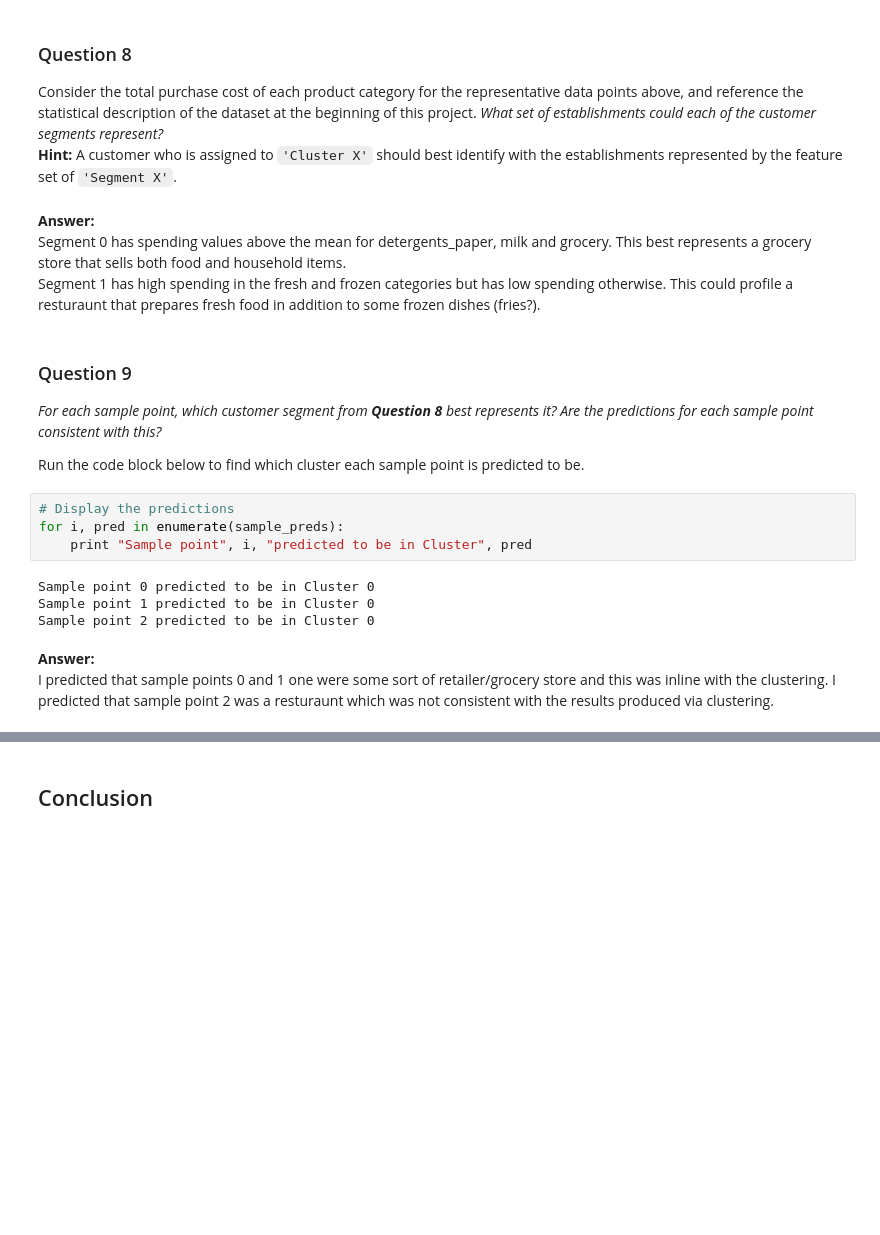
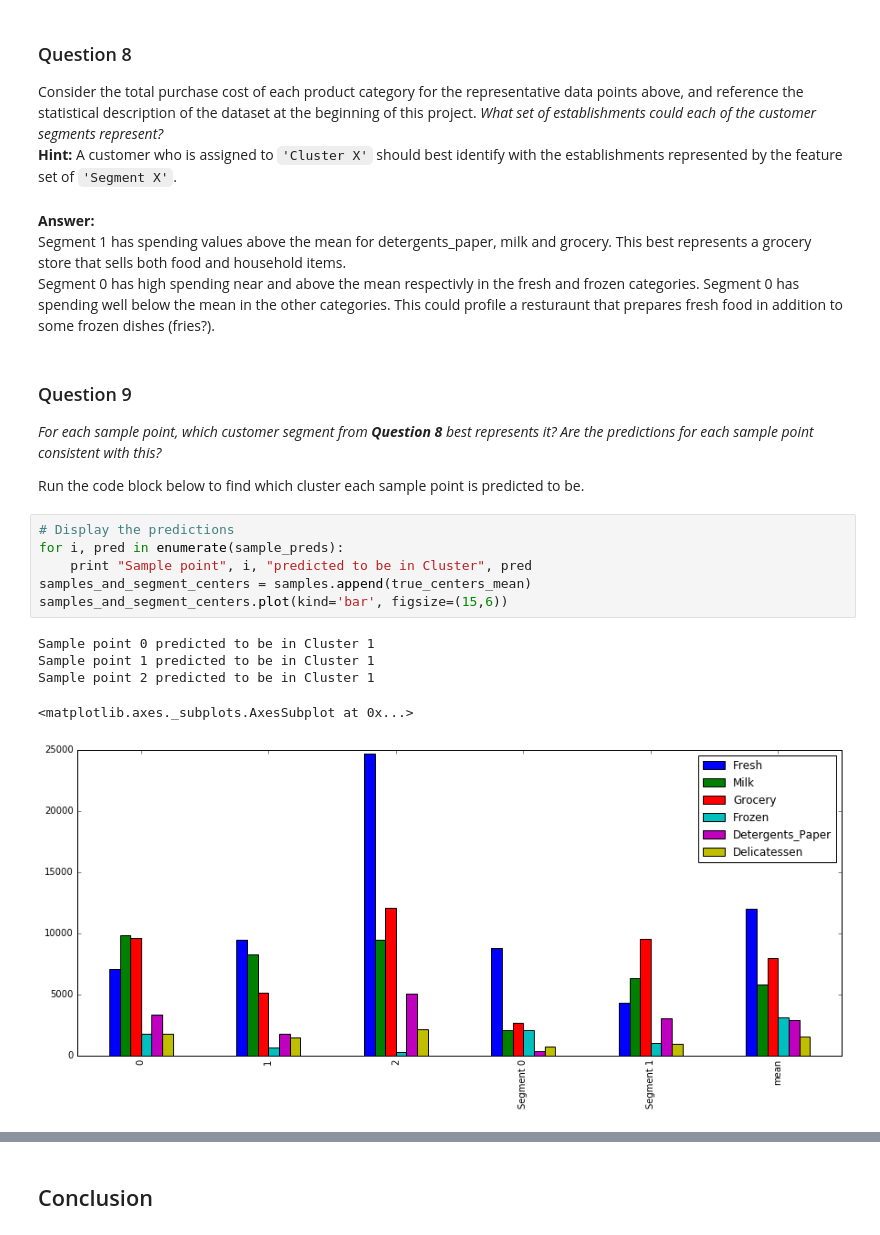
Before and after one commit to JackCristofoletti/Udacity-Projects, a Jupyter notebook: customer_segments/customer_segments.ipynb, the cells around one changed output, grey strips where cells are left out. Drawn from its saved outputs; the diff is of its cells as text; blank space fills up the shorter version.

```diff
--- a/customer_segments/customer_segments.ipynb
+++ b/customer_segments/customer_segments.ipynb
@@ -525,8 +540,8 @@ Consider the total purchase cost of each product category for the representative
 **Hint:** A customer who is assigned to `'Cluster X'` should best identify with the establishments represented by the feature set of `'Segment X'`.
 # %% [markdown]
 **Answer:**
-Segment 0 has spending values above the mean for detergents_paper, milk and grocery. This best represents a grocery store that sells both food and household items.
-Segment 1 has high spending in the fresh and frozen categories but has low spending otherwise. This could profile a resturaunt that prepares fresh food in addition to some frozen dishes (fries?).
+Segment 1 has spending values above the mean for detergents_paper, milk and grocery. This best represents a grocery store that sells both food and household items.
+Segment 0 has high spending near and above the mean respectivly in the fresh and frozen categories. Segment 0 has spending well below the mean in the other categories. This could profile a resturaunt that prepares fresh food in addition to some frozen dishes (fries?).
 # %% [markdown]
 ### Question 9
 *For each sample point, which customer segment from* ***Question 8*** *best represents it? Are the predictions for each sample point consistent with this?*
@@ -535,11 +550,12 @@ Run the code block below to find which cluster each sample point is predicted to
 # %%
 # Display the predictions
 for i, pred in enumerate(sample_preds):
     print "Sample point", i, "predicted to be in Cluster", pred
+samples_and_segment_centers = samples.append(true_centers_mean)
+samples_and_segment_centers.plot(kind='bar', figsize=(15,6))
 # %% [output]
-Sample point 0 predicted to be in Cluster 0
-Sample point 1 predicted to be in Cluster 0
-Sample point 2 predicted to be in Cluster 0
+Sample point 0 predicted to be in Cluster 1
+Sample point 1 predicted to be in Cluster 1
+Sample point 2 predicted to be in Cluster 1
+<matplotlib.axes._subplots.AxesSubplot at 0x...>
+[figure, added]
-# %% [markdown]
-**Answer:**
-I predicted that sample points 0 and 1 one were some sort of retailer/grocery store and this was inline with the clustering. I predicted that sample point 2 was a resturaunt which was not consistent with the results produced via clustering.
```
Also changed, not shown: parts of 8 cells of this notebook, 1 other file.
